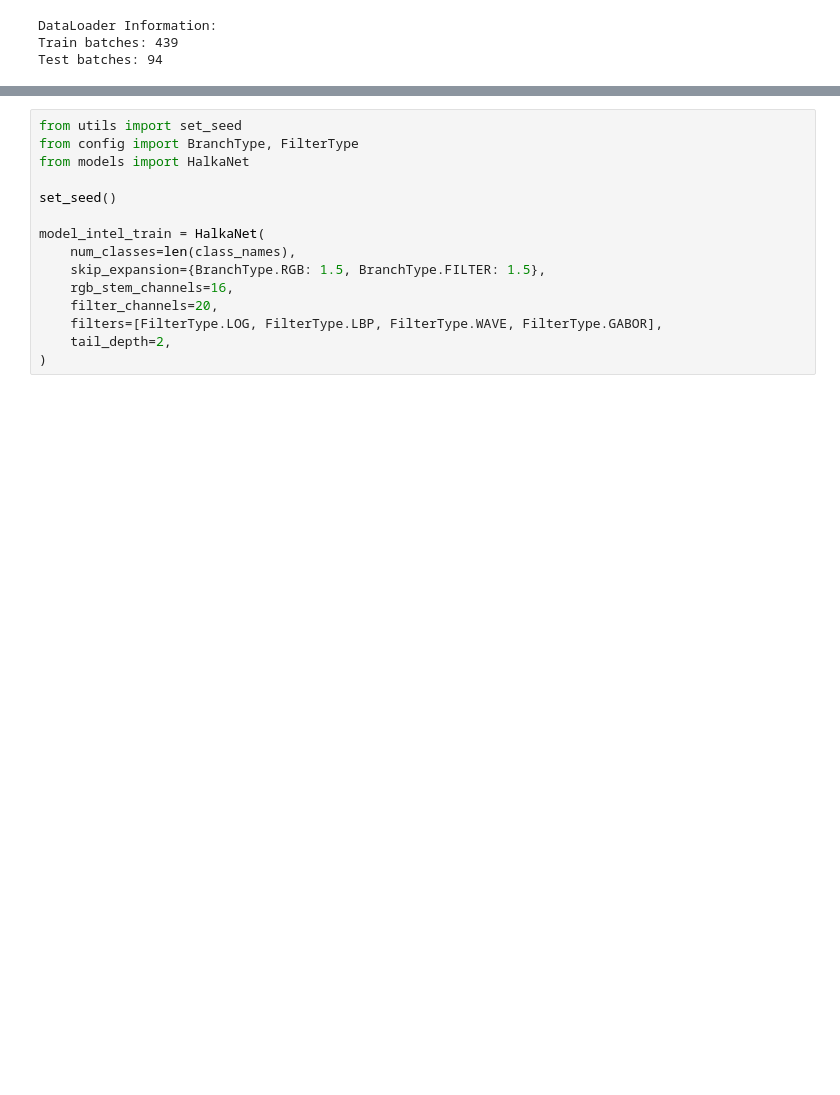
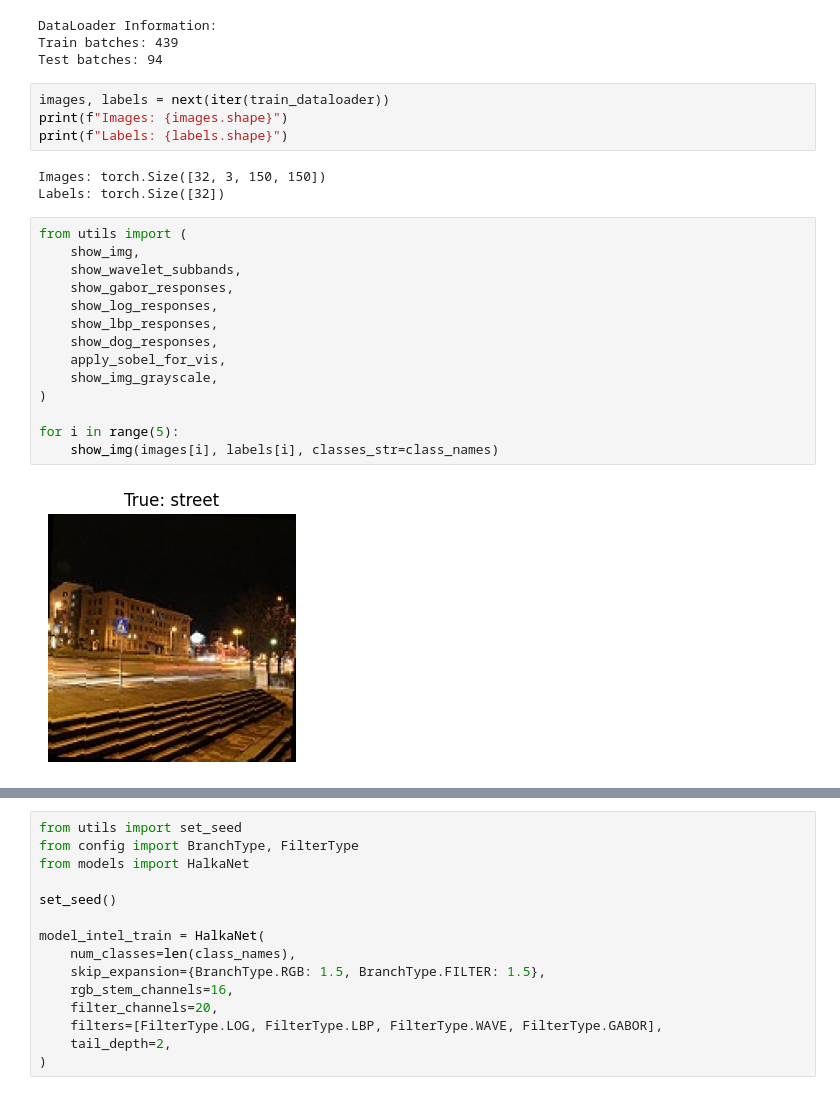
Before and after one commit to md-zohaib-official/HalkaNetv1, a Jupyter notebook: experiments/test_intel.ipynb, the cells around one changed output, grey strips where cells are left out. Cells and saved outputs as stored; diff of their text form; blank space fills up the shorter version.

```diff
--- a/experiments/test_intel.ipynb
+++ b/experiments/test_intel.ipynb
@@ -53,3 +53,26 @@ print(f"Test batches: {len(test_dataloader)}")
 DataLoader Information:
 Train batches: 439
 Test batches: 94
+# %%
+images, labels = next(iter(train_dataloader))
+print(f"Images: {images.shape}")
+print(f"Labels: {labels.shape}")
+# %% [output]
+Images: torch.Size([32, 3, 150, 150])
+Labels: torch.Size([32])
+# %%
+from utils import (
+    show_img,
+    show_wavelet_subbands,
+    show_gabor_responses,
+    show_log_responses,
+    show_lbp_responses,
+    show_dog_responses,
+    apply_sobel_for_vis,
+    show_img_grayscale,
+)
+
+for i in range(5):
+    show_img(images[i], labels[i], classes_str=class_names)
+# %% [output]
+[figure, added]
```
Also changed, not shown: parts of 2 cells of this notebook, 6 other files.
